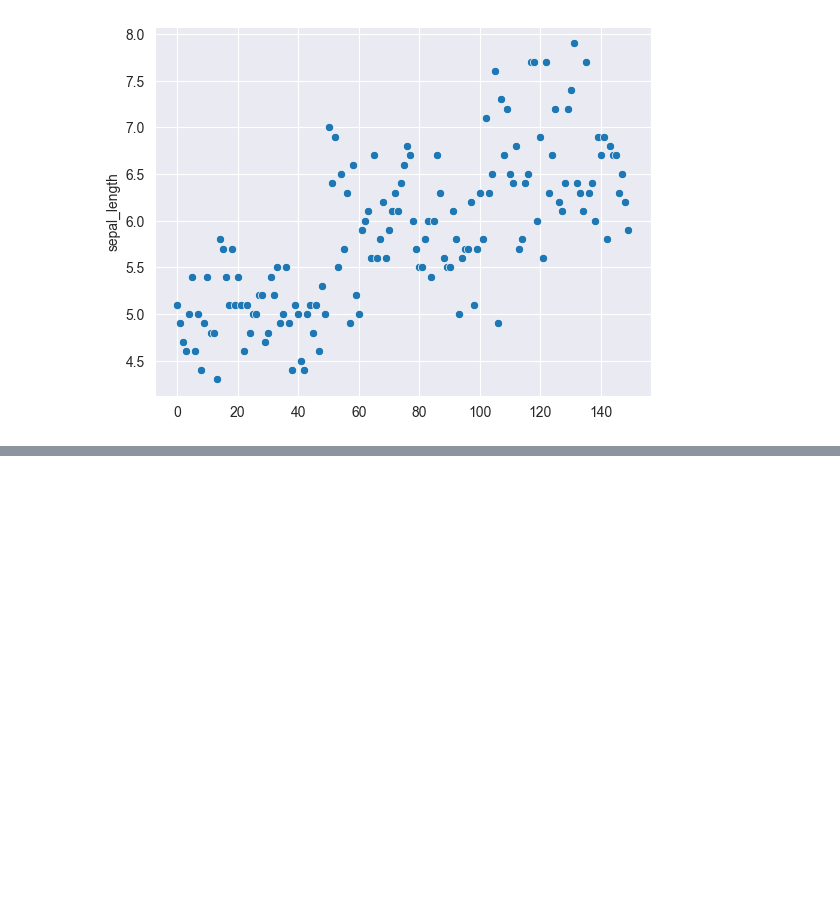
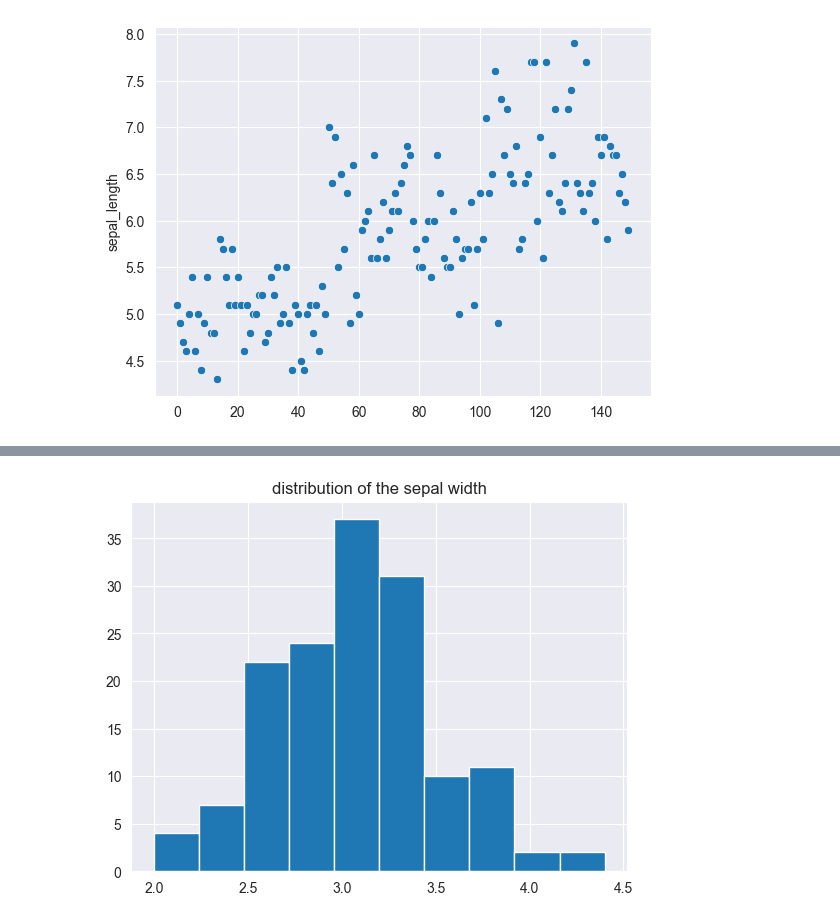
Before and after one commit to BALAJI08953/basic_numpy_python, a Jupyter notebook: mymatpl.ipynb, the cells around one changed output, grey strips where cells are left out. Drawn from its saved outputs; the diff is of its cells as text; code cells hidden in the pictures; blank space fills up the shorter version.

```diff
--- a/mymatpl.ipynb
+++ b/mymatpl.ipynb
@@ -110,3 +111,6 @@ plt.plot(flowers_df.sepal_length,flowers_df.sepal_width);
 sns.scatterplot(flowers_df.sepal_length);
 # %% [output]
 [figure]
+# %%
+#histrogram :represnts the distribution of the data by forming bins along the range of the data and the then drawin the bars to show thee numbers of observations that fall in each bin
+flowers_df=sns.load_dataset("iris")
@@ -112,0 +129,5 @@ sns.scatterplot(flowers_df.sepal_length);
+# %%
+plt.title("distribution of the sepal width")
+plt.hist(flowers_df.sepal_width);
+# %% [output]
+[figure, added]
```
Also changed, not shown: parts of 6 cells of this notebook, 22 other files.
